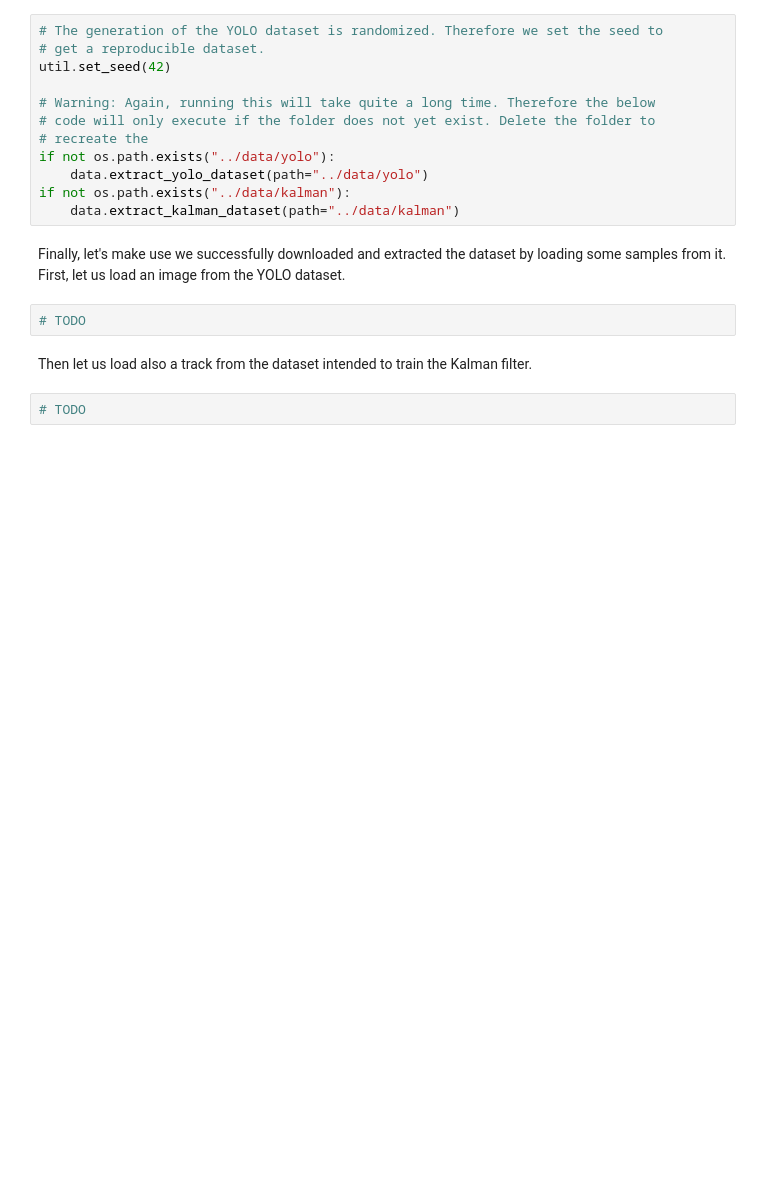
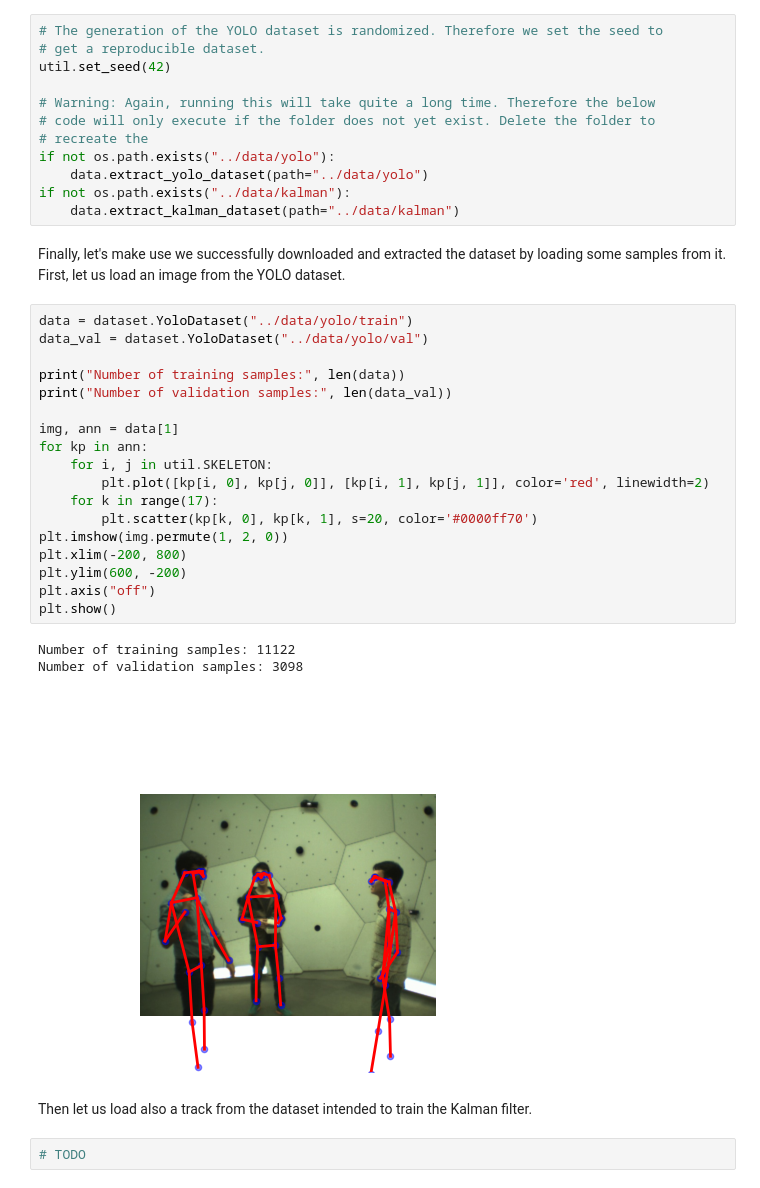
Before and after one commit to rolandbernard/capstone-project, a Jupyter notebook: code/notebooks/0.setup.ipynb, the cells around one changed output. Saved outputs shown, nothing was run; the diff lists cells and outputs as text; blank space fills up the shorter version.

Commit message:
Implemented dataset for the yolo training.

```diff
--- a/code/notebooks/0.setup.ipynb
+++ b/code/notebooks/0.setup.ipynb
@@ -63,7 +67,27 @@ if not os.path.exists("../data/kalman"):
 # %% [markdown]
 Finally, let's make use we successfully downloaded and extracted the dataset by loading some samples from it. First, let us load an image from the YOLO dataset.
 # %%
-# TODO
+data = dataset.YoloDataset("../data/yolo/train")
+data_val = dataset.YoloDataset("../data/yolo/val")
+
+print("Number of training samples:", len(data))
+print("Number of validation samples:", len(data_val))
+
+img, ann = data[1]
+for kp in ann:
+    for i, j in util.SKELETON:
+        plt.plot([kp[i, 0], kp[j, 0]], [kp[i, 1], kp[j, 1]], color='red', linewidth=2)
+    for k in range(17):
+        plt.scatter(kp[k, 0], kp[k, 1], s=20, color='#0000ff70')
+plt.imshow(img.permute(1, 2, 0))
+plt.xlim(-200, 800)
+plt.ylim(600, -200)
+plt.axis("off")
+plt.show()
+# %% [output]
+Number of training samples: 11122
+Number of validation samples: 3098
+[figure, added]
 # %% [markdown]
 Then let us load also a track from the dataset intended to train the Kalman filter.
 # %%
```
Also changed, not shown: parts of 2 cells of this notebook, 2 other files.
